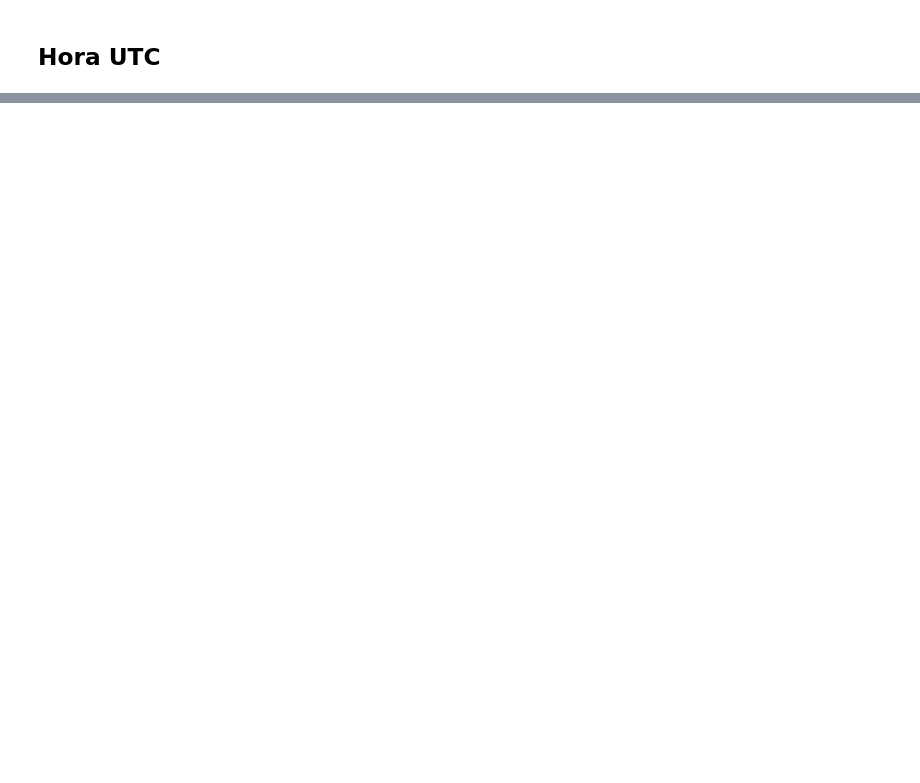
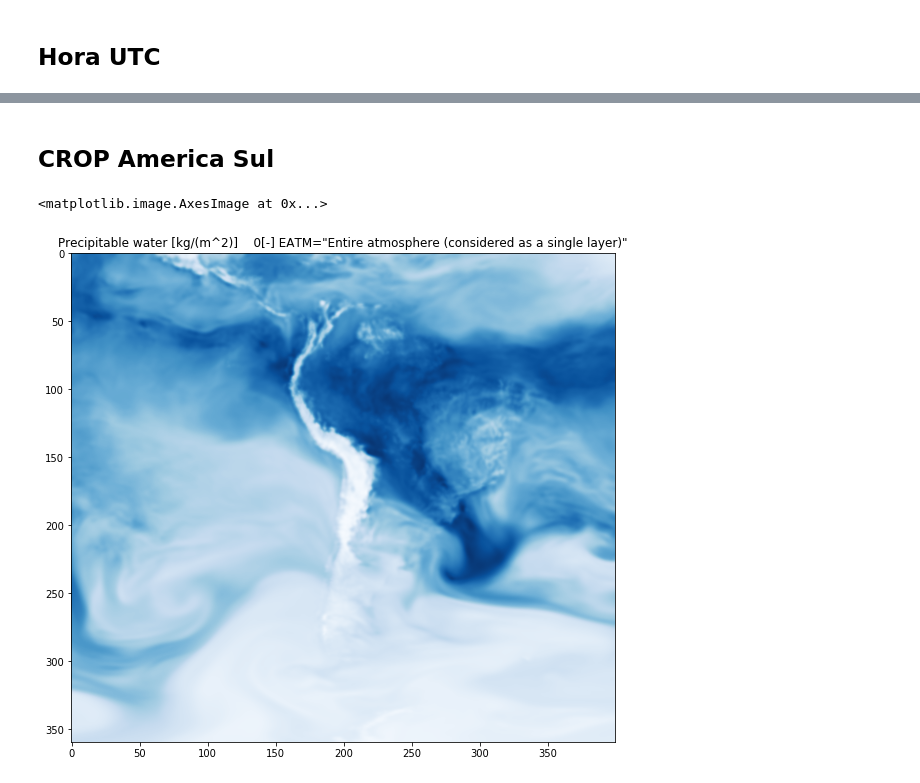
Before and after one commit to ficosta/PrevisaoTempo, a Jupyter notebook: notebook/Analise.ipynb, the cells around one changed output, grey strips where cells are left out. Cells and saved outputs as stored; diff of their text form; code cells hidden in the pictures; blank space fills up the shorter version.

```diff
--- a/notebook/Analise.ipynb
+++ b/notebook/Analise.ipynb
@@ -63,0 +104,15 @@ time.strftime('%d-%m-%Y - %H:%M', time.gmtime(horaUTC+forecast))
+# %% [markdown]
+## CROP America Sul
+# %%
+band = grib.GetRasterBand(275)
+data = band.ReadAsArray()
+metadata = band.GetMetadata()
+band_name = metadata['GRIB_COMMENT']
+band_description = band.GetDescription()
+plt.figure(figsize=(10,9))
+plt.title("{}    {}".format(band_name, band_description))
+dataCrop = data[280:640,960:1360]
+plt.imshow(data, cmap='Blues', interpolation='bicubic')
+# %% [output]
+<matplotlib.image.AxesImage at 0x...>
+[figure, added]
```
Also changed, not shown: parts of 10 cells of this notebook, 1 other file.
